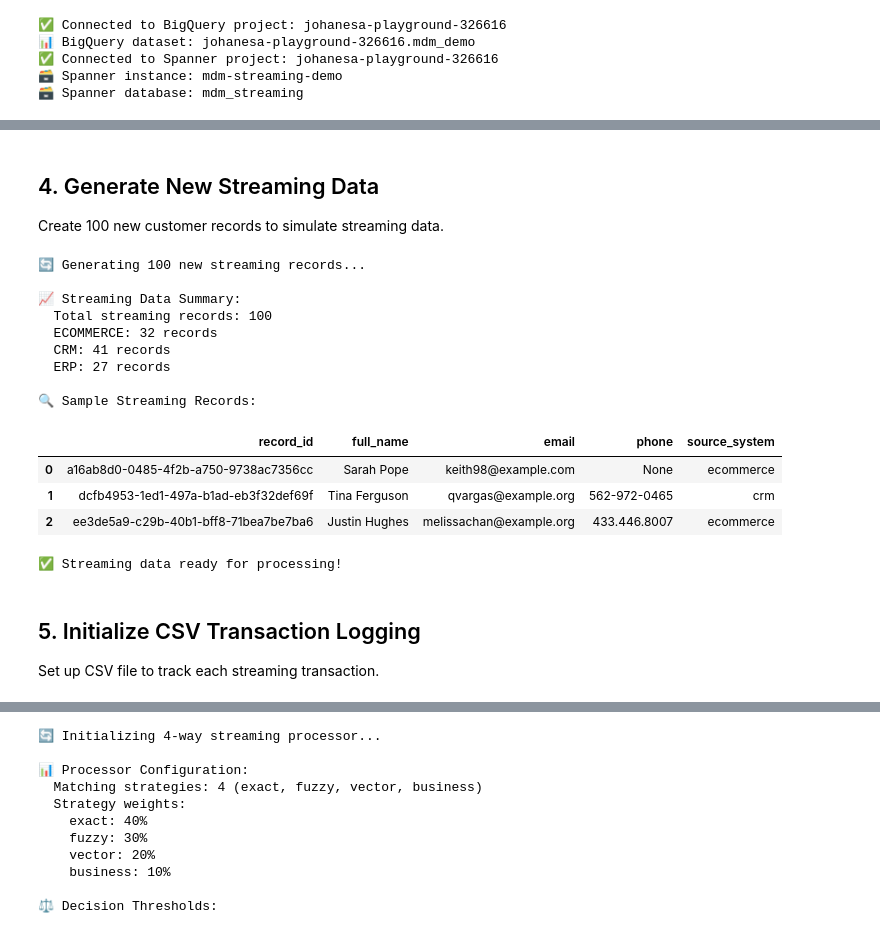
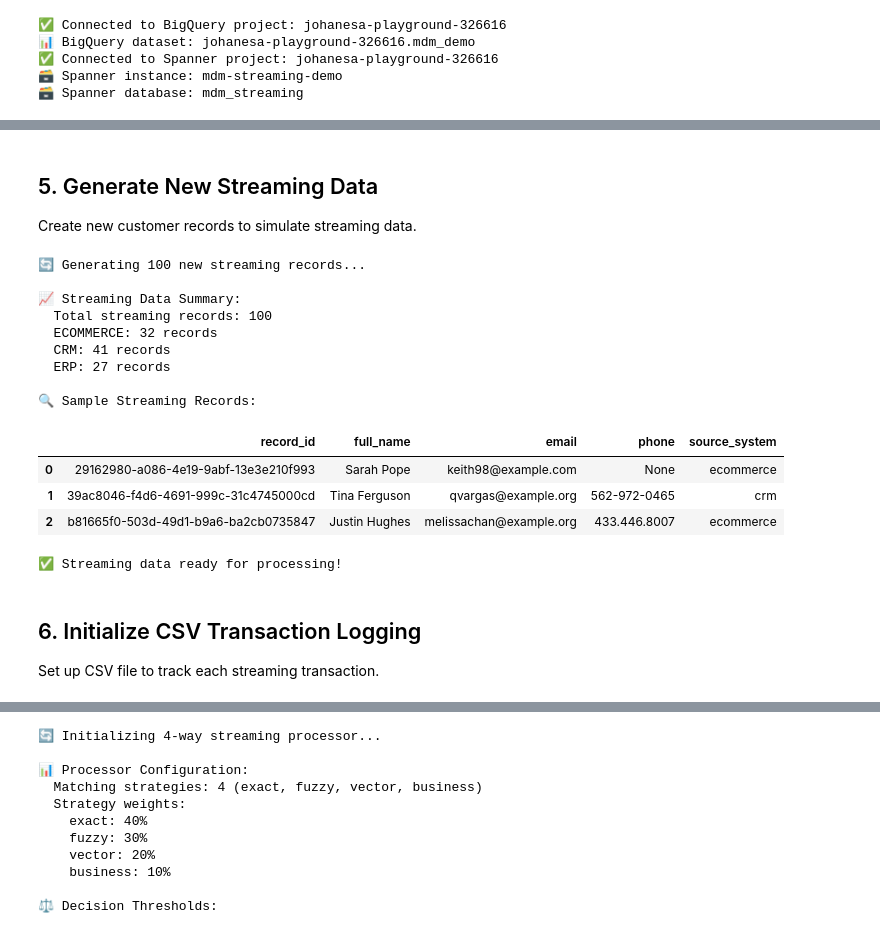
Before and after one commit to johanesalxd/mdm-gcp, a Jupyter notebook: streaming_mdm_gcp/streaming_mdm_processing.ipynb, the cells around one changed output, grey strips where cells are left out. Saved outputs shown, nothing was run; the diff lists cells and outputs as text; code cells hidden in the pictures.

Commit message:
updating the streaming example logic

```diff
--- a/streaming_mdm_gcp/streaming_mdm_processing.ipynb
+++ b/streaming_mdm_gcp/streaming_mdm_processing.ipynb
@@ -172,64 +281,68 @@ INFO:projects/johanesa-playground-326616/instances/mdm-streaming-demo/databases/
 | 3 | 045e6c25-285a-4836-940e-321afd67376c | SHAUN JONES | patrickdarin@example.com | 18124382 | 1 | batch_migrated |
 | 4 | 05c3fa47-48c2-4e78-8762-d4d95ab000fd | TODD COOK | ugibson@example.org | 001939263 | 1 | batch_migrated |
 # %% [markdown]
-## 4. Generate New Streaming Data
+## 5. Generate New Streaming Data
 
-Create 100 new customer records to simulate streaming data.
+Create new customer records to simulate streaming data.
 # %%
-import random
 print(f"🔄 Generating {NUM_STREAMING_RECORDS} new streaming records...")
 
-# Generate new streaming data (different from batch data)
-generator = MDMDataGenerator(num_unique_customers=NUM_STREAMING_RECORDS)
-streaming_datasets = generator.generate_all_datasets()
+try:
+    # Generate new streaming data (different from batch data)
+    generator = MDMDataGenerator(num_unique_customers=NUM_STREAMING_RECORDS)
+    streaming_datasets = generator.generate_all_datasets()
 
-# Combine all streaming records
-all_streaming_records = []
-for source, df in streaming_datasets.items():
-    for _, record in df.iterrows():
-        all_streaming_records.append(record.to_dict())
+    # Combine all streaming records
+    all_streaming_records = []
+    for source, df in streaming_datasets.items():
+        for _, record in df.iterrows():
+            all_streaming_records.append(record.to_dict())
 
-# Shuffle to simulate random streaming order
-random.shuffle(all_streaming_records)
+    # Shuffle to simulate random streaming order
+    random.shuffle(all_streaming_records)
 
-# Take exactly NUM_STREAMING_RECORDS
-streaming_records = all_streaming_records[:NUM_STREAMING_RECORDS]
+    # Take exactly NUM_STREAMING_RECORDS
+    streaming_records = all_streaming_records[:NUM_STREAMING_RECORDS]
 
-print(f"\n📈 Streaming Data Summary:")
-print(f"  Total streaming records: {len(streaming_records)}")
+    print(f"\n📈 Streaming Data Summary:")
+    print(f"  Total streaming records: {len(streaming_records)}")
 
-# Show source distribution
-source_counts = {}
-for record in streaming_records:
-    source = record.get('source_system', 'unknown')
-    source_counts[source] = source_counts.get(source, 0) + 1
+    # Show source distribution
+    source_counts = {}
+    for record in streaming_records:
+        source = record.get('source_system', 'unknown')
+        source_counts[source] = source_counts.get(source, 0) + 1
 
-for source, count in source_counts.items():
-    print(f"  {source.upper()}: {count} records")
+    for source, count in source_counts.items():
+        print(f"  {source.upper()}: {count} records")
 
-print(f"\n🔍 Sample Streaming Records:")
-sample_streaming = pd.DataFrame(streaming_records[:3])
-display(sample_streaming[['record_id', 'full_name',
-        'email', 'phone', 'source_system']].head(3))
+    print(f"\n🔍 Sample Streaming Records:")
+    sample_streaming = pd.DataFrame(streaming_records[:3])
+    display(sample_streaming[['record_id', 'full_name',
+            'email', 'phone', 'source_system']].head(3))
 
-print("\n✅ Streaming data ready for processing!")
+    print("\n✅ Streaming data ready for processing!")
+
+except Exception as e:
+    print(f"❌ Error generating streaming data: {e}")
+    streaming_records = []
 # %% [output]
 🔄 Generating 100 new streaming records...
 
 📈 Streaming Data Summary:
   Total streaming records: 100
   ECOMMERCE: 32 records
   CRM: 41 records
   ERP: 27 records
 
 🔍 Sample Streaming Records:
 |  | record_id | full_name | email | phone | source_system |
-| 0 | a16ab8d0-0485-4f2b-a750-9738ac7356cc | Sarah Pope | keith98@example.com | None | ecommerce |
-| 1 | dcfb4953-1ed1-497a-b1ad-eb3f32def69f | Tina Ferguson | qvargas@example.org | 562-972-0465 | crm |
-| 2 | ee3de5a9-c29b-40b1-bff8-71bea7be7ba6 | Justin Hughes | melissachan@example.org | 433.446.8007 | ecommerce |
+| 0 | 29162980-a086-4e19-9abf-13e3e210f993 | Sarah Pope | keith98@example.com | None | ecommerce |
+| 1 | 39ac8046-f4d6-4691-999c-31c4745000cd | Tina Ferguson | qvargas@example.org | 562-972-0465 | crm |
+| 2 | b81665f0-503d-49d1-b9a6-ba2cb0735847 | Justin Hughes | melissachan@example.org | 433.446.8007 | ecommerce |
 ✅ Streaming data ready for processing!
 # %% [markdown]
-## 5. Initialize CSV Transaction Logging
+## 6. Initialize CSV Transaction Logging
 
 Set up CSV file to track each streaming transaction.
 # %%
```
Also changed, not shown: parts of 23 cells of this notebook, 6 other files.
